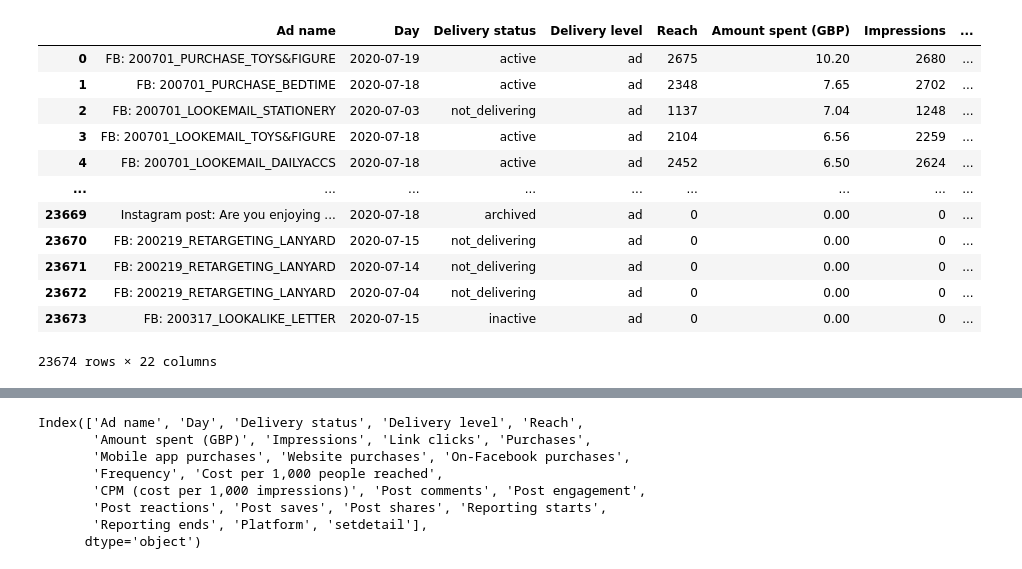
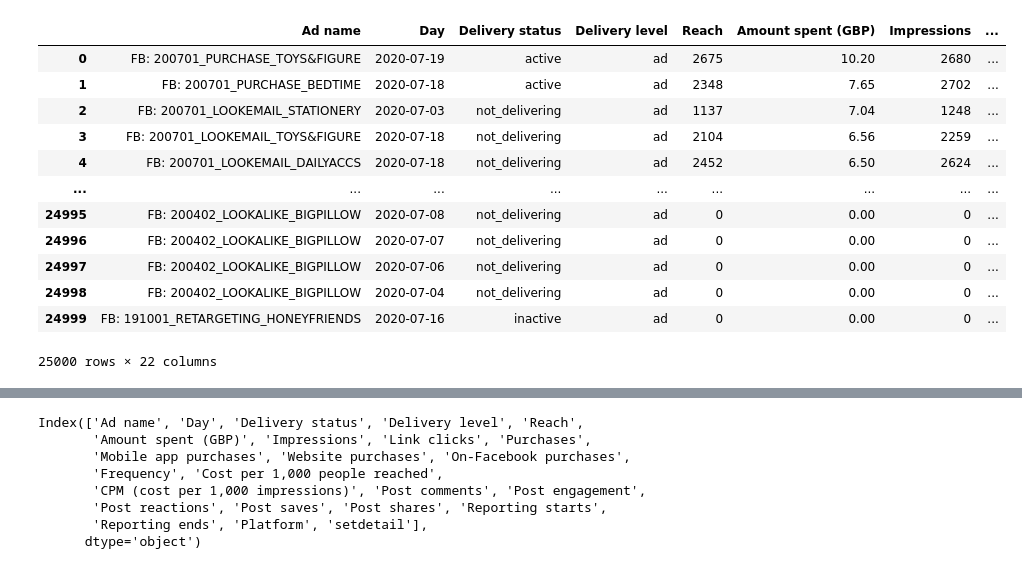
Before and after one commit to JoannaKang/kakao-commerce-data-analysis, a Jupyter notebook: Paid Raw Data.ipynb, the cells around one changed output, grey strips where cells are left out. Drawn from its saved outputs; the diff is of its cells as text; code cells hidden in the pictures.

```diff
--- a/Paid Raw Data.ipynb
+++ b/Paid Raw Data.ipynb
@@ -5,19 +9,19 @@ import os
 # %%
-total = pd.read_excel("C:\\Users\\Joanna Kang\\Desktop\\TASK\\5. Data Anaylsis\\2020_July_trend\\Untitled-report-Jul-1-2020-Jul-19-2020.xlsx")
-total = total.fillna(0)
-total
+fb_total = pd.read_excel("C:\\Users\\Joanna Kang\\Desktop\\TASK\\5. Data Anaylsis\\2020_July_trend\\Untitled-report-Jul-1-2020-Jul-20-2020.xlsx")
+fb_total = fb_total.fillna(0)
+fb_total
 # %% [output]
 |  | Ad name | Day | Delivery status | Delivery level | Reach | Amount spent (GBP) | Impressions | ... |
 | 0 | FB: 200701_PURCHASE_TOYS&FIGURE | 2020-07-19 | active | ad | 2675 | 10.20 | 2680 | ... |
 | 1 | FB: 200701_PURCHASE_BEDTIME | 2020-07-18 | active | ad | 2348 | 7.65 | 2702 | ... |
 | 2 | FB: 200701_LOOKEMAIL_STATIONERY | 2020-07-03 | not_delivering | ad | 1137 | 7.04 | 1248 | ... |
-| 3 | FB: 200701_LOOKEMAIL_TOYS&FIGURE | 2020-07-18 | active | ad | 2104 | 6.56 | 2259 | ... |
-| 4 | FB: 200701_LOOKEMAIL_DAILYACCS | 2020-07-18 | active | ad | 2452 | 6.50 | 2624 | ... |
+| 3 | FB: 200701_LOOKEMAIL_TOYS&FIGURE | 2020-07-18 | not_delivering | ad | 2104 | 6.56 | 2259 | ... |
+| 4 | FB: 200701_LOOKEMAIL_DAILYACCS | 2020-07-18 | not_delivering | ad | 2452 | 6.50 | 2624 | ... |
 | ... | ... | ... | ... | ... | ... | ... | ... | ... |
-| 23669 | Instagram post: Are you enjoying ... | 2020-07-18 | archived | ad | 0 | 0.00 | 0 | ... |
-| 23670 | FB: 200219_RETARGETING_LANYARD | 2020-07-15 | not_delivering | ad | 0 | 0.00 | 0 | ... |
-| 23671 | FB: 200219_RETARGETING_LANYARD | 2020-07-14 | not_delivering | ad | 0 | 0.00 | 0 | ... |
-| 23672 | FB: 200219_RETARGETING_LANYARD | 2020-07-04 | not_delivering | ad | 0 | 0.00 | 0 | ... |
-| 23673 | FB: 200317_LOOKALIKE_LETTER | 2020-07-15 | inactive | ad | 0 | 0.00 | 0 | ... |
+| 24995 | FB: 200402_LOOKALIKE_BIGPILLOW | 2020-07-08 | not_delivering | ad | 0 | 0.00 | 0 | ... |
+| 24996 | FB: 200402_LOOKALIKE_BIGPILLOW | 2020-07-07 | not_delivering | ad | 0 | 0.00 | 0 | ... |
+| 24997 | FB: 200402_LOOKALIKE_BIGPILLOW | 2020-07-06 | not_delivering | ad | 0 | 0.00 | 0 | ... |
+| 24998 | FB: 200402_LOOKALIKE_BIGPILLOW | 2020-07-04 | not_delivering | ad | 0 | 0.00 | 0 | ... |
+| 24999 | FB: 191001_RETARGETING_HONEYFRIENDS | 2020-07-16 | inactive | ad | 0 | 0.00 | 0 | ... |
-23674 rows × 22 columns
+25000 rows × 22 columns
 # %%
```
Also changed, not shown: parts of 25 cells of this notebook.
